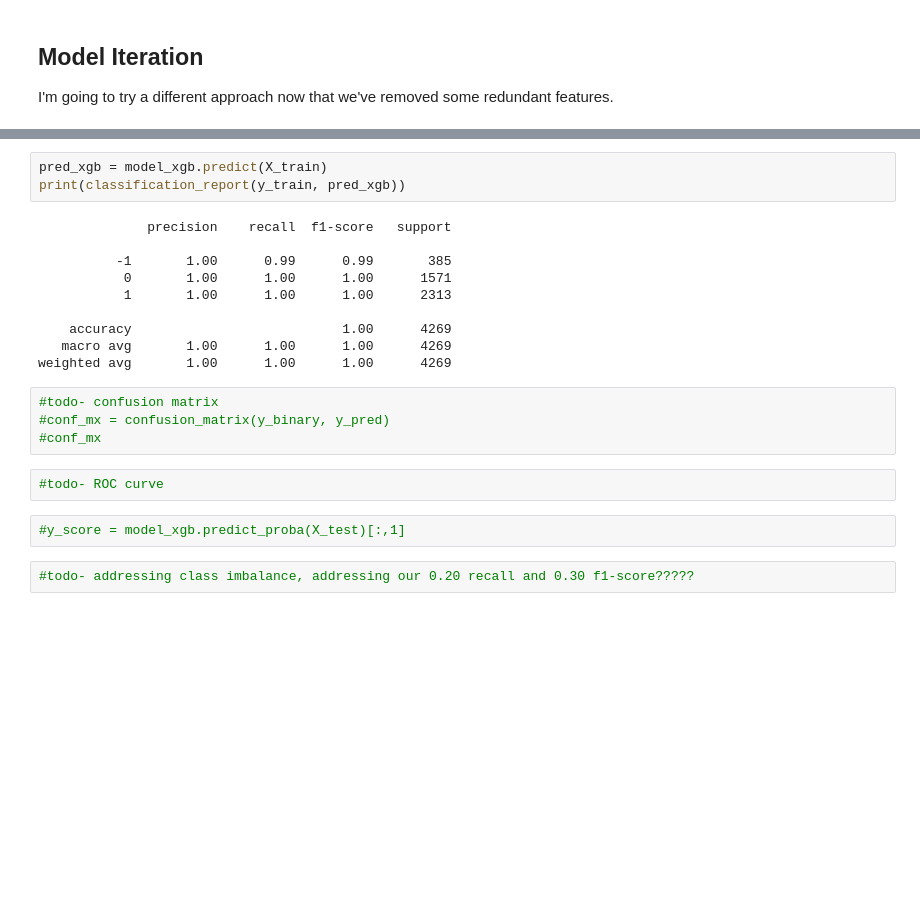
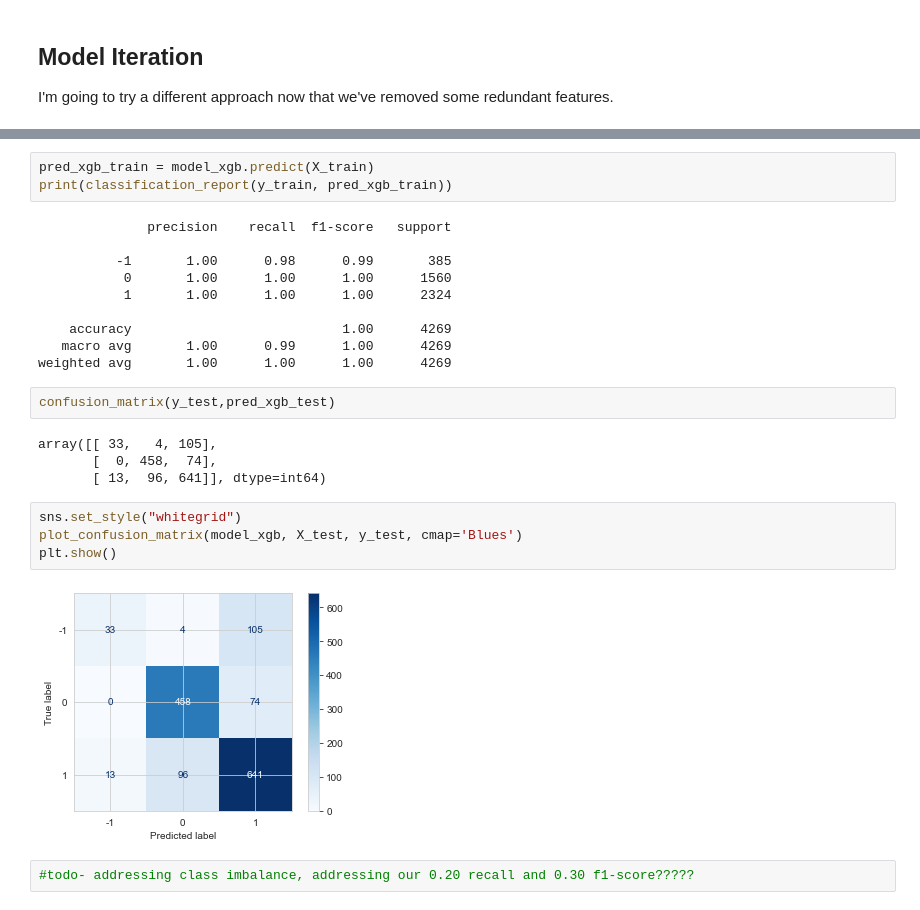
Before and after one commit to ewehmueller/pitch-analysis, a Jupyter notebook: pitch-classification.ipynb, the cells around one changed output, grey strips where cells are left out. Saved outputs shown, nothing was run; the diff lists cells and outputs as text; blank space fills up the shorter version.

```diff
--- a/pitch-classification.ipynb
+++ b/pitch-classification.ipynb
@@ -527,24 +517,28 @@ weighted avg       0.79      0.80      0.78      1424
 # %%
-pred_xgb = model_xgb.predict(X_train)
-print(classification_report(y_train, pred_xgb))
+pred_xgb_train = model_xgb.predict(X_train)
+print(classification_report(y_train, pred_xgb_train))
 # %% [output]
               precision    recall  f1-score   support
 
-          -1       1.00      0.99      0.99       385
-           0       1.00      1.00      1.00      1571
-           1       1.00      1.00      1.00      2313
+          -1       1.00      0.98      0.99       385
+           0       1.00      1.00      1.00      1560
+           1       1.00      1.00      1.00      2324
 
     accuracy                           1.00      4269
-   macro avg       1.00      1.00      1.00      4269
+   macro avg       1.00      0.99      1.00      4269
 weighted avg       1.00      1.00      1.00      4269
-# %%
-#todo- confusion matrix
-#conf_mx = confusion_matrix(y_binary, y_pred)
-#conf_mx
-# %%
-#todo- ROC curve
-# %%
-#y_score = model_xgb.predict_proba(X_test)[:,1]
+# %%
+confusion_matrix(y_test,pred_xgb_test)
+# %% [output]
+array([[ 33,   4, 105],
+       [  0, 458,  74],
+       [ 13,  96, 641]], dtype=int64)
+# %%
+sns.set_style("whitegrid")
+plot_confusion_matrix(model_xgb, X_test, y_test, cmap='Blues')
+plt.show()
+# %% [output]
+[figure, added]
 # %%
 #todo- addressing class imbalance, addressing our 0.20 recall and 0.30 f1-score?????
 # %% [markdown]
```
Also changed, not shown: parts of 32 cells of this notebook.
